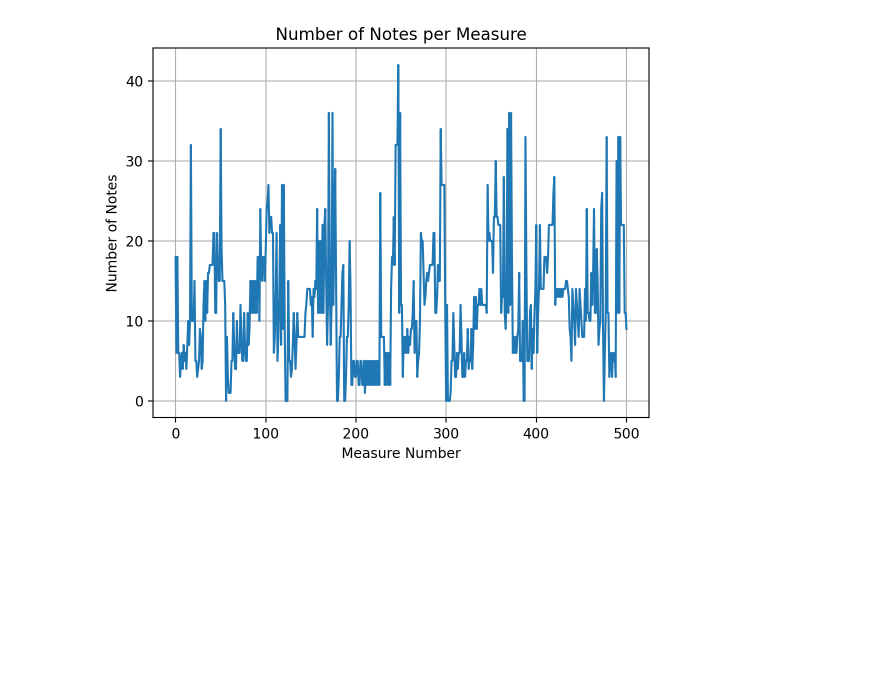
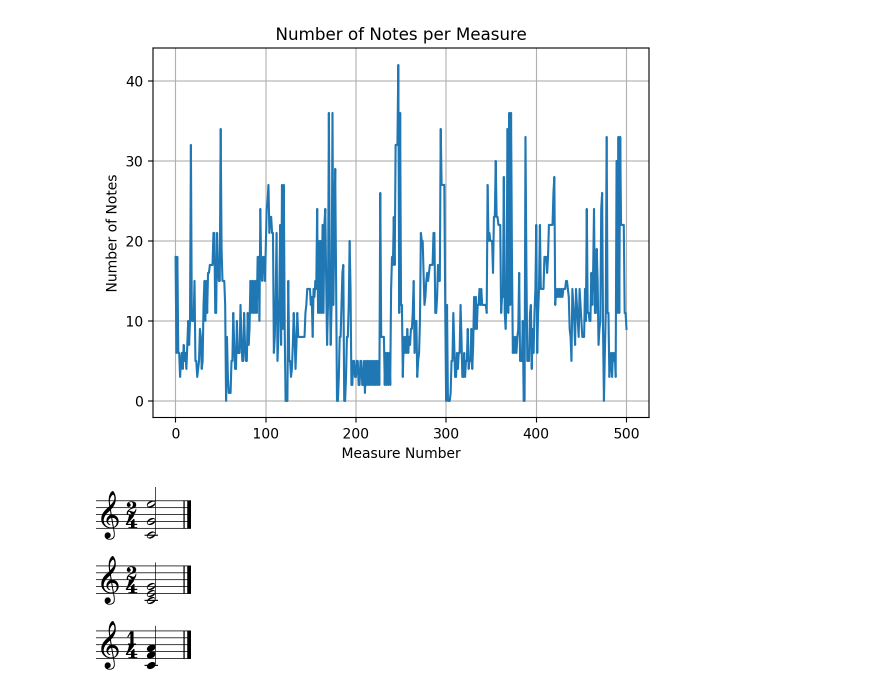
Before and after one commit to Fr0stbyteR/music-programming-2024-python, a Jupyter notebook: music21.ipynb, the cells around one changed output. Saved outputs shown, nothing was run; the diff lists cells and outputs as text; code cells hidden in the pictures; blank space fills up the shorter version.

```diff
--- a/music21.ipynb
+++ b/music21.ipynb
@@ -109,0 +117,18 @@ plt.show()
+# %%
+chord1 = chord.Chord(["C4", "G4", "E5"])
+chord1.duration.type = "half"
+chord2 = chord.Chord([60, 64, 67])
+# print(chord2.pitches)
+chord1.show()
+# %% [output]
+[figure, added]
+# %%
+chord1_closed = chord1.closedPosition()
+chord1_closed.show()
+# %% [output]
+[figure, added]
+# %%
+chord3 = chord.Chord("C F A", quarterLength=1.0)
+chord3.show()
+# %% [output]
+[figure, added]
```
Also changed, not shown: parts of 18 cells of this notebook, 2 other files.
